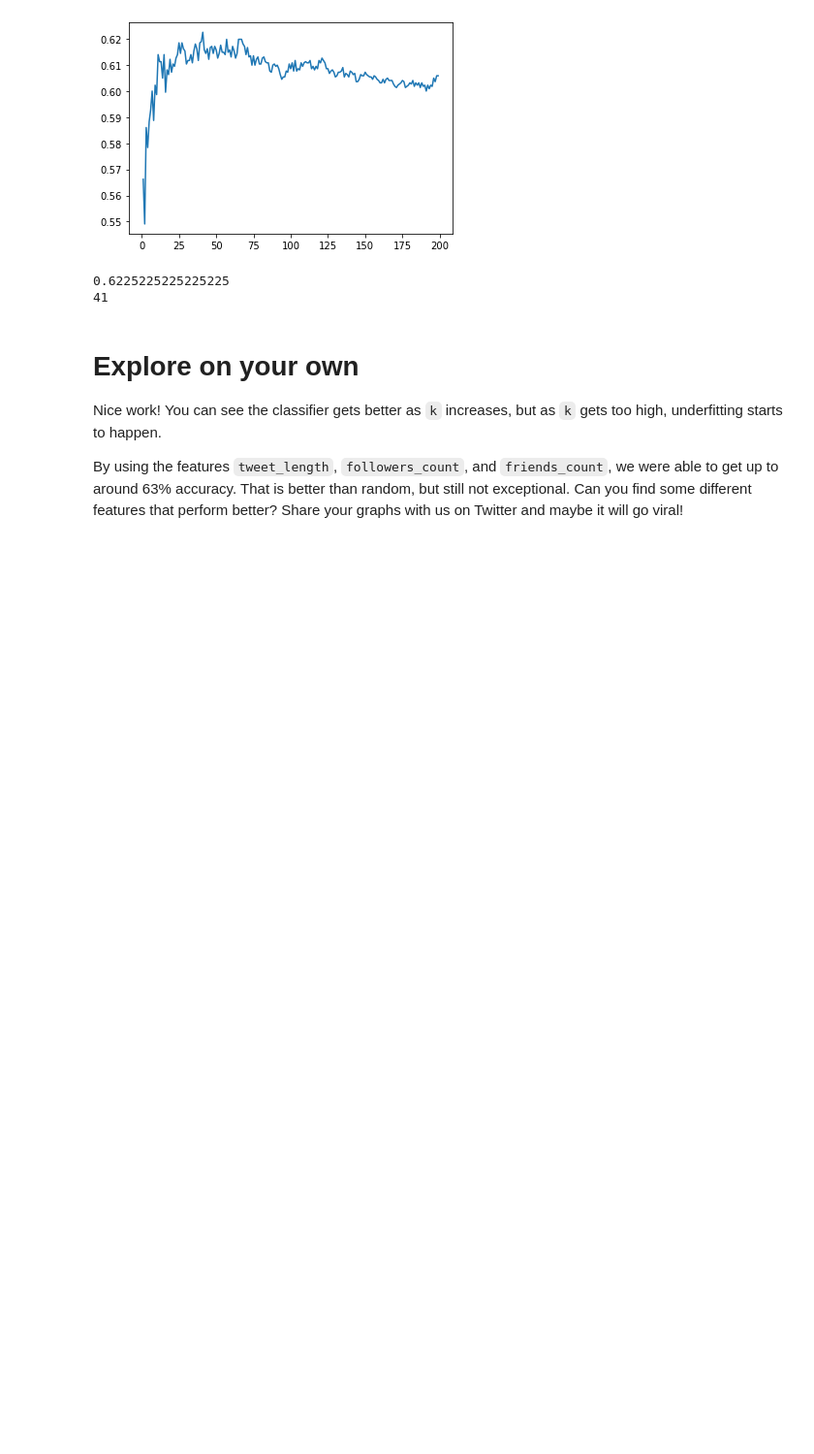
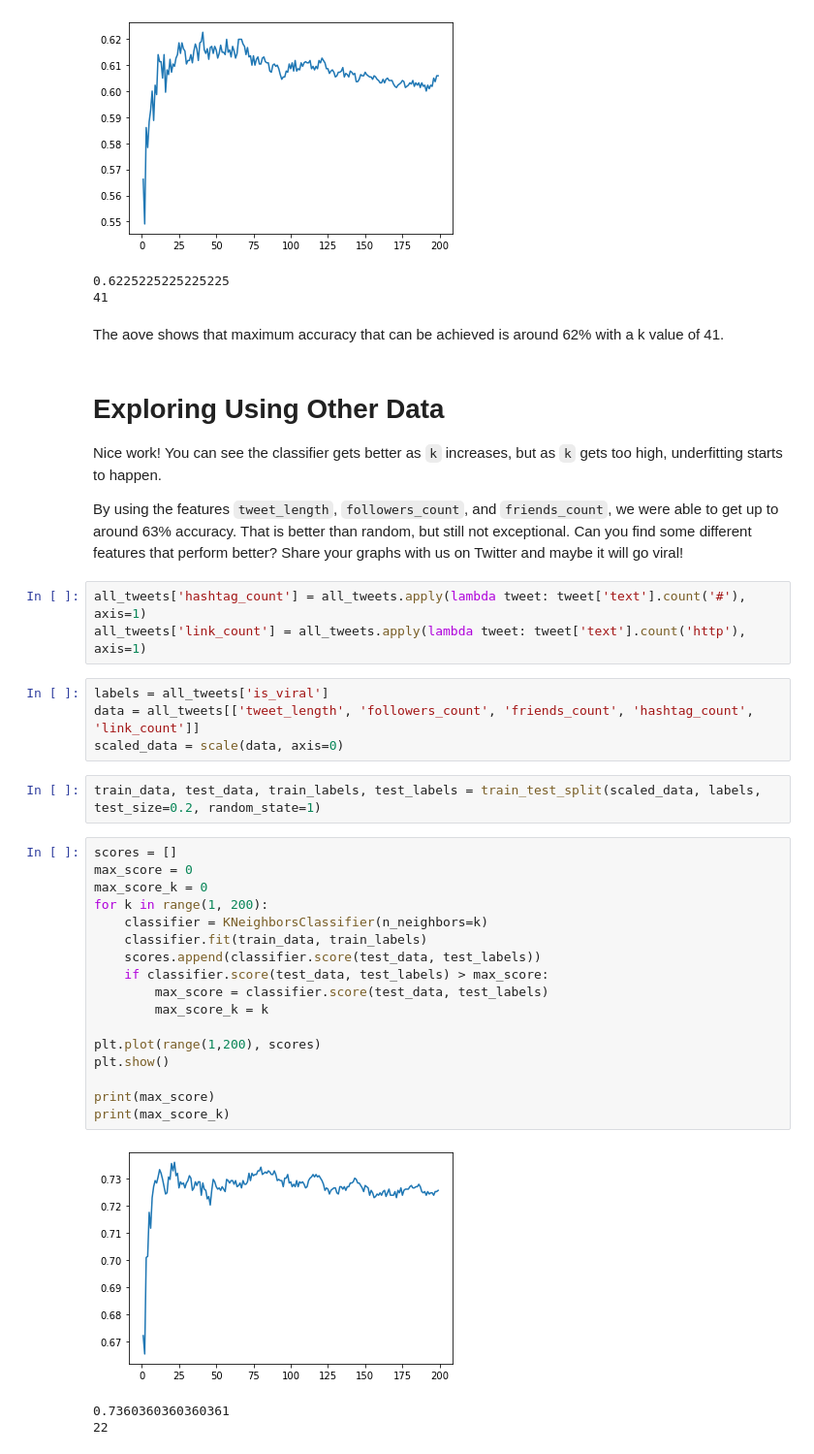
Before and after one commit to mannb986/twitter_classification, a Jupyter notebook: viral_tweets.ipynb, the cells around one changed output. Shown: that part at 97% size. Saved outputs shown, nothing was run; the diff lists cells and outputs as text; blank space fills up the shorter version.

Commit message:
new features added to model, hashtag count and link count

```diff
--- a/viral_tweets.ipynb
+++ b/viral_tweets.ipynb
@@ -189,9 +189,41 @@ print(max_score_k)
 [figure]
 0.6225225225225225
 41
+# %% [markdown]
+The aove shows that maximum accuracy that can be achieved is around 62% with a k value of 41.
 # %% [markdown]
-# Explore on your own
+# Exploring Using Other Data
 
 Nice work! You can see the classifier gets better as `k` increases, but as `k` gets too high, underfitting starts to happen.
 
 By using the features `tweet_length`, `followers_count`, and `friends_count`, we were able to get up to around 63% accuracy. That is better than random, but still not exceptional. Can you find some different features that perform better? Share your graphs with us on Twitter and maybe it will go viral!
+# %%
+all_tweets['hashtag_count'] = all_tweets.apply(lambda tweet: tweet['text'].count('#'), axis=1)
+all_tweets['link_count'] = all_tweets.apply(lambda tweet: tweet['text'].count('http'), axis=1)
+# %%
+labels = all_tweets['is_viral']
+data = all_tweets[['tweet_length', 'followers_count', 'friends_count', 'hashtag_count', 'link_count']]
+scaled_data = scale(data, axis=0)
+# %%
+train_data, test_data, train_labels, test_labels = train_test_split(scaled_data, labels, test_size=0.2, random_state=1)
+# %%
+scores = []
+max_score = 0
+max_score_k = 0
+for k in range(1, 200):
+    classifier = KNeighborsClassifier(n_neighbors=k)
+    classifier.fit(train_data, train_labels)
+    scores.append(classifier.score(test_data, test_labels))
+    if classifier.score(test_data, test_labels) > max_score:
+        max_score = classifier.score(test_data, test_labels)
+        max_score_k = k
+
+plt.plot(range(1,200), scores)
+plt.show()
+
+print(max_score)
+print(max_score_k)
+# %% [output]
+[figure, added]
+0.7360360360360361
+22
```
Also changed, not shown: parts of 1 cell of this notebook.
